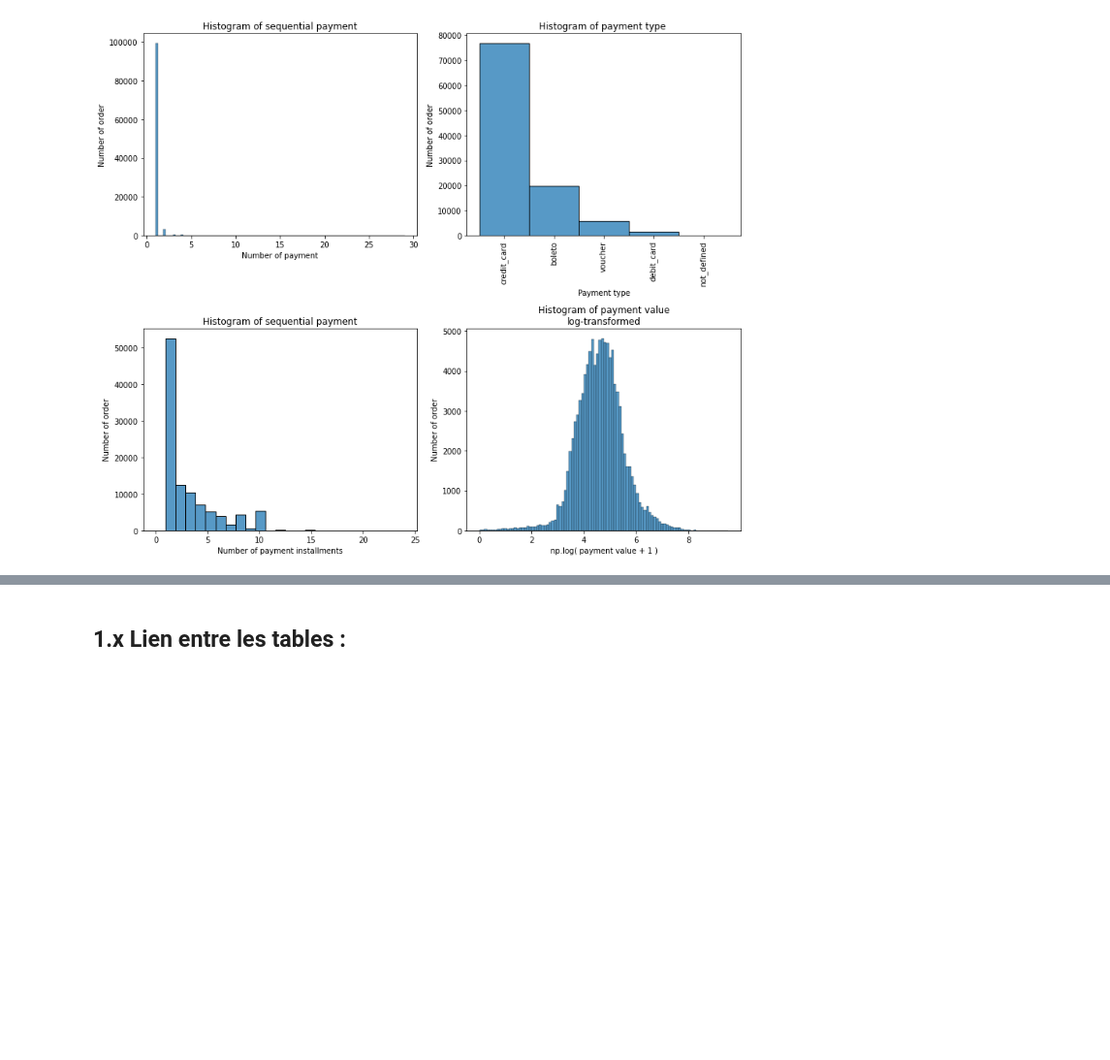
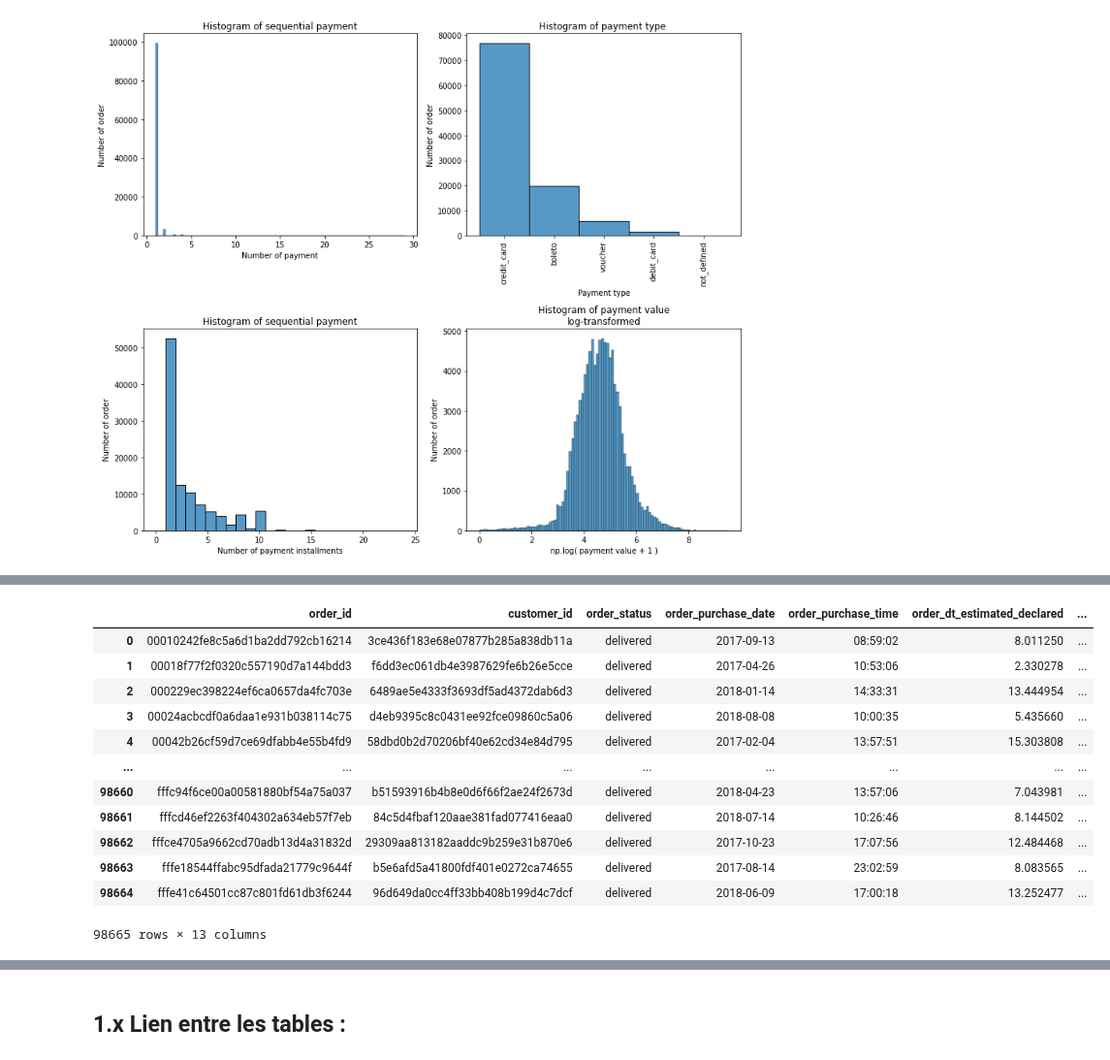
Before and after one commit to ClaireGayral/formation_openclassroom, a Jupyter notebook: P4_gayral_claire/analyse_exploratoire.ipynb, the cells around one changed output, grey strips where cells are left out. Shown at 97% size. Saved outputs shown, nothing was run; the diff lists cells and outputs as text; code cells hidden in the pictures; blank space fills up the shorter version.

```diff
--- a/P4_gayral_claire/analyse_exploratoire.ipynb
+++ b/P4_gayral_claire/analyse_exploratoire.ipynb
@@ -490,0 +508,24 @@ tmp.iloc[index_diff_non_null]
+# %%
+## payment type
+tmp = order_payments.sort_values("payment_value",ascending=False).drop_duplicates("order_id","first")
+## pb of index with groupby
+# tmp = order_payments[["order_id", "payment_value"]].groupby("order_id").max().reset_index()
+# tmp = order_payments[["order_id", "payment_value"]].isin(tmp)#.all(axis=1) ## bool where max payment order
+# order_payments.loc[tmp,["order_id", "payment_value", "payment_type"]]
+
+tmp = tmp.rename(columns={"payment_type":"higher_payment_type"})
+pd.merge(my_orders, tmp, on="order_id")
+# %% [output]
+|  | order_id | customer_id | order_status | order_purchase_date | order_purchase_time | order_dt_estimated_declared | ... |
+| 0 | 00010242fe8c5a6d1ba2dd792cb16214 | 3ce436f183e68e07877b285a838db11a | delivered | 2017-09-13 | 08:59:02 | 8.011250 | ... |
+| 1 | 00018f77f2f0320c557190d7a144bdd3 | f6dd3ec061db4e3987629fe6b26e5cce | delivered | 2017-04-26 | 10:53:06 | 2.330278 | ... |
+| 2 | 000229ec398224ef6ca0657da4fc703e | 6489ae5e4333f3693df5ad4372dab6d3 | delivered | 2018-01-14 | 14:33:31 | 13.444954 | ... |
+| 3 | 00024acbcdf0a6daa1e931b038114c75 | d4eb9395c8c0431ee92fce09860c5a06 | delivered | 2018-08-08 | 10:00:35 | 5.435660 | ... |
+| 4 | 00042b26cf59d7ce69dfabb4e55b4fd9 | 58dbd0b2d70206bf40e62cd34e84d795 | delivered | 2017-02-04 | 13:57:51 | 15.303808 | ... |
+| ... | ... | ... | ... | ... | ... | ... | ... |
+| 98660 | fffc94f6ce00a00581880bf54a75a037 | b51593916b4b8e0d6f66f2ae24f2673d | delivered | 2018-04-23 | 13:57:06 | 7.043981 | ... |
+| 98661 | fffcd46ef2263f404302a634eb57f7eb | 84c5d4fbaf120aae381fad077416eaa0 | delivered | 2018-07-14 | 10:26:46 | 8.144502 | ... |
+| 98662 | fffce4705a9662cd70adb13d4a31832d | 29309aa813182aaddc9b259e31b870e6 | delivered | 2017-10-23 | 17:07:56 | 12.484468 | ... |
+| 98663 | fffe18544ffabc95dfada21779c9644f | b5e6afd5a41800fdf401e0272ca74655 | delivered | 2017-08-14 | 23:02:59 | 8.083565 | ... |
+| 98664 | fffe41c64501cc87c801fd61db3f6244 | 96d649da0cc4ff33bb408b199d4c7dcf | delivered | 2018-06-09 | 17:00:18 | 13.252477 | ... |
+98665 rows × 13 columns
```
Also changed, not shown: parts of 11 cells of this notebook.
